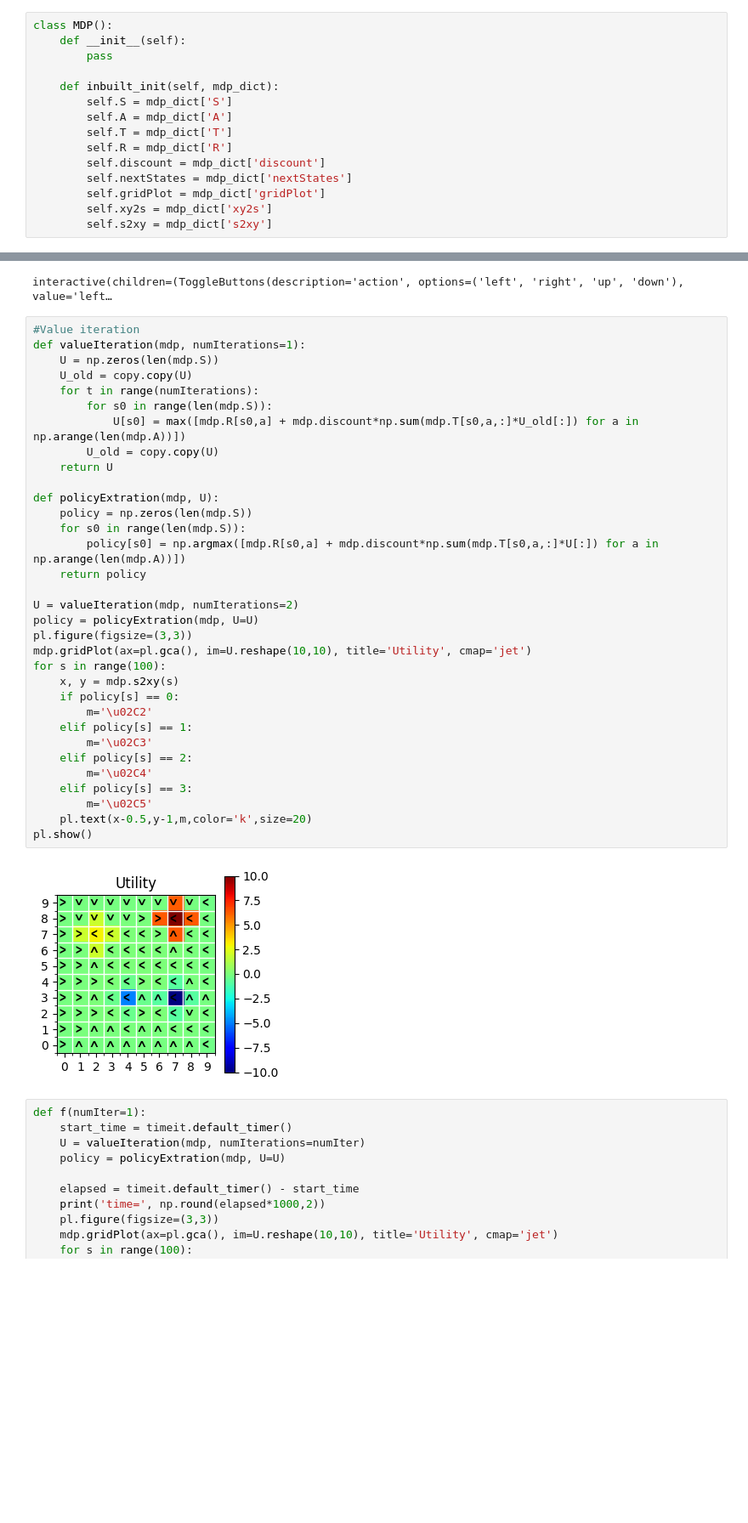
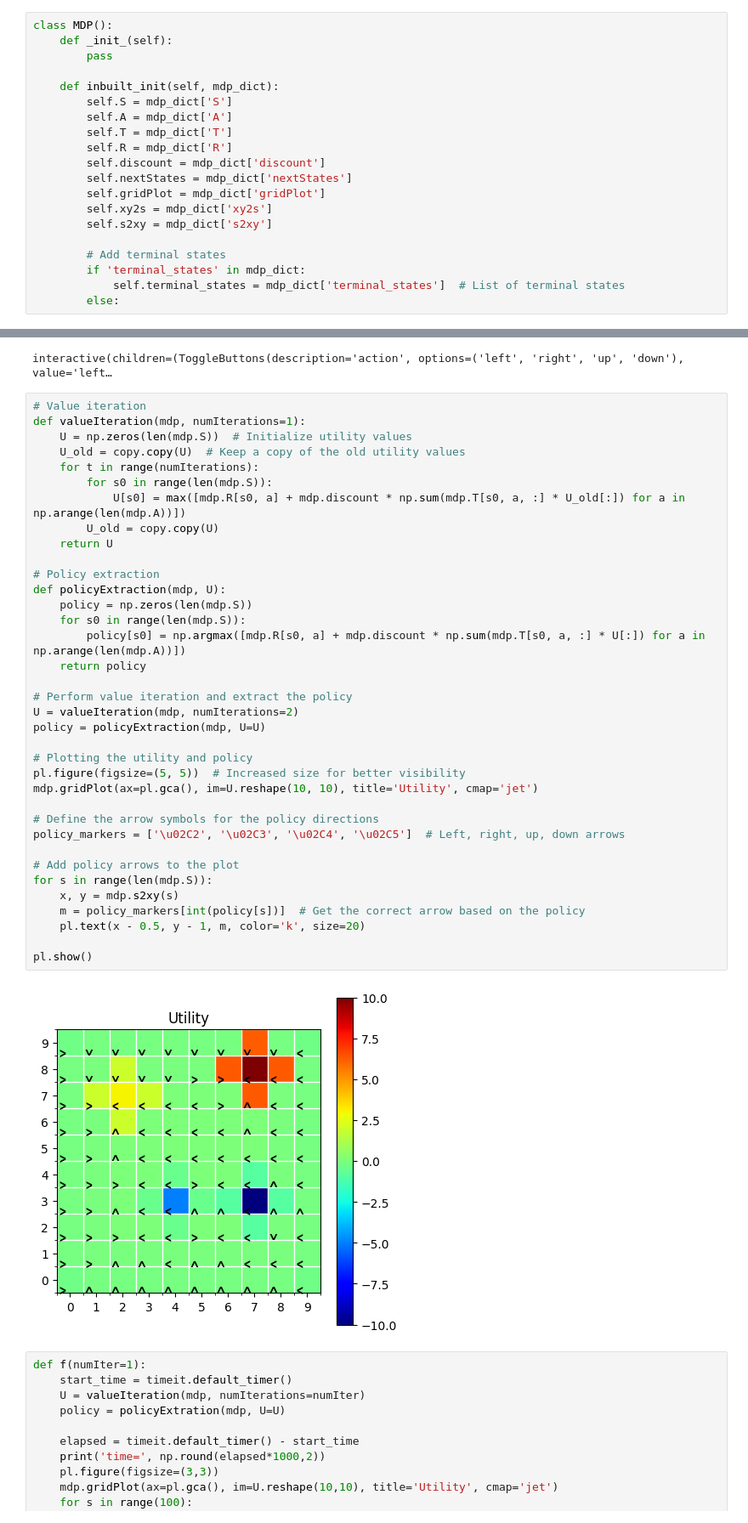
Before and after one commit to IT21388934/DL_LAB08, a Jupyter notebook: Markov_Decision_Process.ipynb, the cells around one changed output, grey strips where cells are left out. Shown: that part at 85% size. Drawn from its saved outputs; the diff is of its cells as text; blank space fills up the shorter version.

```diff
--- a/Markov_Decision_Process.ipynb
+++ b/Markov_Decision_Process.ipynb
@@ -135,7 +135,7 @@ def createGrid10World():
     return {'S':S, 'A':A, 'T':T, 'R':R, 'discount':discount, 'nextStates':nextStates, 'gridPlot':gridPlot, 'xy2s':xy2s, 's2xy':s2xy}
 # %%
 class MDP():
-    def __init__(self):
+    def _init_(self):
         pass
 
     def inbuilt_init(self, mdp_dict):
@@ -148,6 +148,11 @@ class MDP():
         self.gridPlot = mdp_dict['gridPlot']
         self.xy2s = mdp_dict['xy2s']
         self.s2xy = mdp_dict['s2xy']
+
+        # Add terminal states
+        if 'terminal_states' in mdp_dict:
+            self.terminal_states = mdp_dict['terminal_states']  # List of terminal states
+        else:
 # %%
 #Define the MDP
 mdp = MDP()
@@ -255,40 +260,43 @@ interactive_plot
 # %% [output]
 interactive(children=(ToggleButtons(description='action', options=('left', 'right', 'up', 'down'), value='left…
 # %%
-#Value iteration
+# Value iteration
 def valueIteration(mdp, numIterations=1):
-    U = np.zeros(len(mdp.S))
-    U_old = copy.copy(U)
+    U = np.zeros(len(mdp.S))  # Initialize utility values
+    U_old = copy.copy(U)  # Keep a copy of the old utility values
     for t in range(numIterations):
         for s0 in range(len(mdp.S)):
-            U[s0] = max([mdp.R[s0,a] + mdp.discount*np.sum(mdp.T[s0,a,:]*U_old[:]) for a in np.arange(len(mdp.A))])
+            U[s0] = max([mdp.R[s0, a] + mdp.discount * np.sum(mdp.T[s0, a, :] * U_old[:]) for a in np.arange(len(mdp.A))])
         U_old = copy.copy(U)
     return U
 
-def policyExtration(mdp, U):
+# Policy extraction
+def policyExtraction(mdp, U):
     policy = np.zeros(len(mdp.S))
     for s0 in range(len(mdp.S)):
-        policy[s0] = np.argmax([mdp.R[s0,a] + mdp.discount*np.sum(mdp.T[s0,a,:]*U[:]) for a in np.arange(len(mdp.A))])
+        policy[s0] = np.argmax([mdp.R[s0, a] + mdp.discount * np.sum(mdp.T[s0, a, :] * U[:]) for a in np.arange(len(mdp.A))])
     return policy
 
+# Perform value iteration and extract the policy
 U = valueIteration(mdp, numIterations=2)
-policy = policyExtration(mdp, U=U)
-pl.figure(figsize=(3,3))
-mdp.gridPlot(ax=pl.gca(), im=U.reshape(10,10), title='Utility', cmap='jet')
-for s in range(100):
+policy = policyExtraction(mdp, U=U)
+
+# Plotting the utility and policy
+pl.figure(figsize=(5, 5))  # Increased size for better visibility
+mdp.gridPlot(ax=pl.gca(), im=U.reshape(10, 10), title='Utility', cmap='jet')
+
+# Define the arrow symbols for the policy directions
+policy_markers = ['\u02C2', '\u02C3', '\u02C4', '\u02C5']  # Left, right, up, down arrows
+
+# Add policy arrows to the plot
+for s in range(len(mdp.S)):
     x, y = mdp.s2xy(s)
-    if policy[s] == 0:
-        m='\u02C2'
-    elif policy[s] == 1:
-        m='\u02C3'
-    elif policy[s] == 2:
-        m='\u02C4'
-    elif policy[s] == 3:
-        m='\u02C5'
-    pl.text(x-0.5,y-1,m,color='k',size=20)
+    m = policy_markers[int(policy[s])]  # Get the correct arrow based on the policy
+    pl.text(x - 0.5, y - 1, m, color='k', size=20)
+
 pl.show()
 # %% [output]
-[figure, old version]
+[figure, new version]
 # %%
 def f(numIter=1):
     start_time = timeit.default_timer()
```
Also changed, not shown: parts of 4 cells of this notebook.
